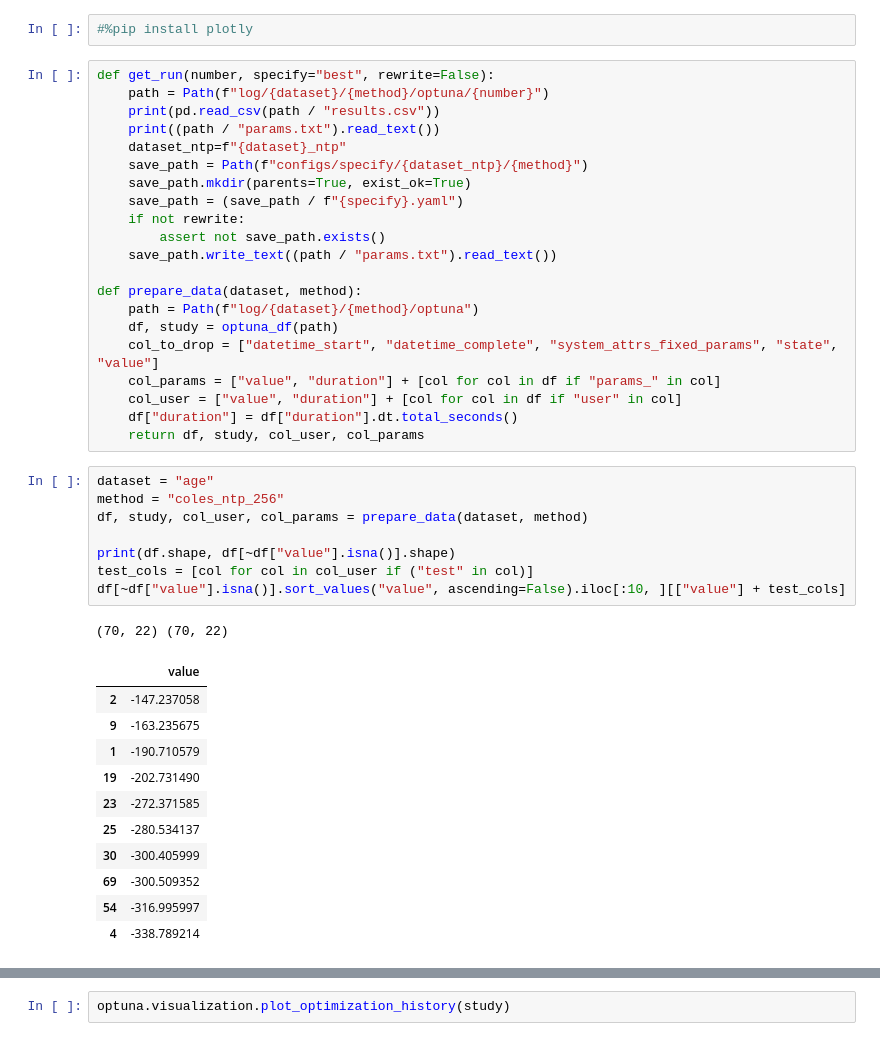
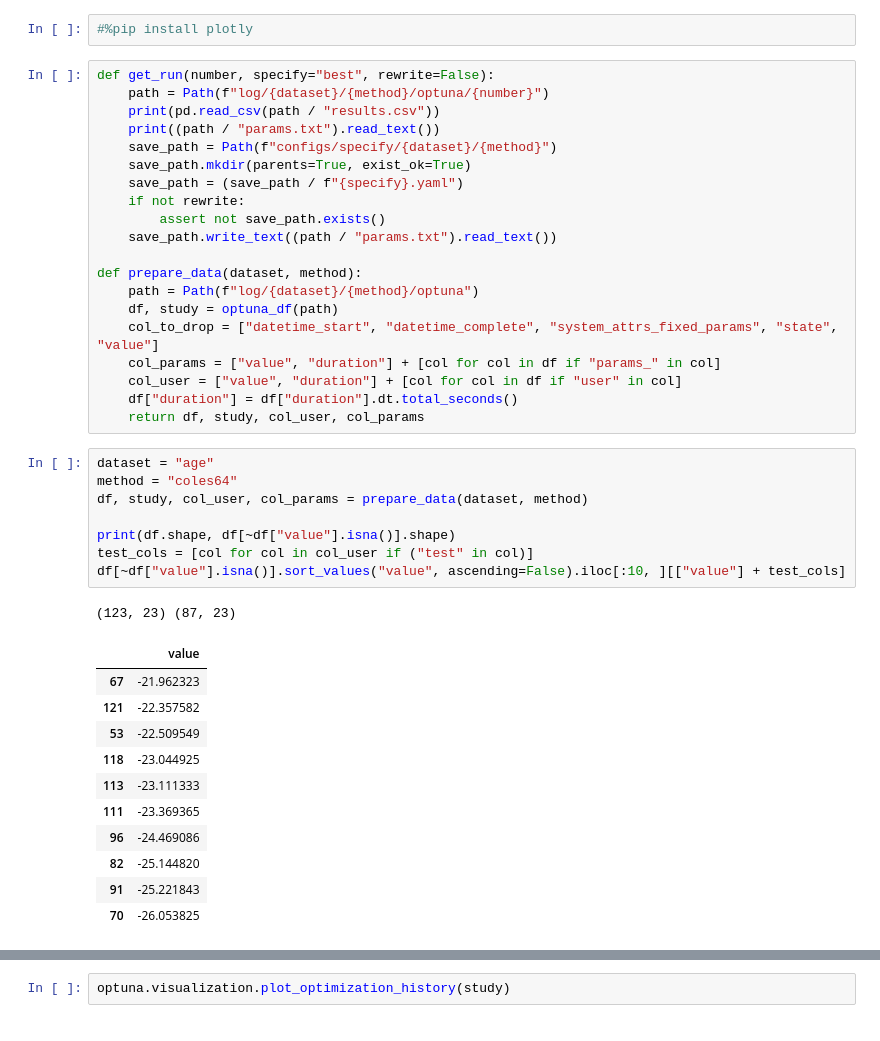
Before and after one commit to On-Point-RND/ESdB-Embeddings-for-Sequential-data-Benchmark, a Jupyter notebook: notebooks/hpo_analysis/analysis_param.ipynb, the cells around one changed output, grey strips where cells are left out. Drawn from its saved outputs; the diff is of its cells as text.

Commit message:
added best configurations with proper optuna. Deleted debug_f from emb_gen temporarilly

```diff
--- a/notebooks/hpo_analysis/analysis_param.ipynb
+++ b/notebooks/hpo_analysis/analysis_param.ipynb
@@ -18,8 +18,7 @@ def get_run(number, specify="best", rewrite=False):
     path = Path(f"log/{dataset}/{method}/optuna/{number}")
     print(pd.read_csv(path / "results.csv"))
     print((path / "params.txt").read_text())
-    dataset_ntp=f"{dataset}_ntp"
-    save_path = Path(f"configs/specify/{dataset_ntp}/{method}")
+    save_path = Path(f"configs/specify/{dataset}/{method}")
     save_path.mkdir(parents=True, exist_ok=True)
     save_path = (save_path / f"{specify}.yaml")
     if not rewrite:
@@ -36,23 +35,23 @@ def prepare_data(dataset, method):
     return df, study, col_user, col_params
 # %%
 dataset = "age"
-method = "coles_ntp_256"
+method = "coles64"
 df, study, col_user, col_params = prepare_data(dataset, method)
 
 print(df.shape, df[~df["value"].isna()].shape)
 test_cols = [col for col in col_user if ("test" in col)]
 df[~df["value"].isna()].sort_values("value", ascending=False).iloc[:10, ][["value"] + test_cols]
 # %% [output]
-(70, 22) (70, 22)
+(123, 23) (87, 23)
 |  | value |
-| 2 | -147.237058 |
-| 9 | -163.235675 |
-| 1 | -190.710579 |
-| 19 | -202.731490 |
-| 23 | -272.371585 |
-| 25 | -280.534137 |
-| 30 | -300.405999 |
-| 69 | -300.509352 |
-| 54 | -316.995997 |
-| 4 | -338.789214 |
+| 67 | -21.962323 |
+| 121 | -22.357582 |
+| 53 | -22.509549 |
+| 118 | -23.044925 |
+| 113 | -23.111333 |
+| 111 | -23.369365 |
+| 96 | -24.469086 |
+| 82 | -25.144820 |
+| 91 | -25.221843 |
+| 70 | -26.053825 |
 # %%
```
Also changed, not shown: parts of 2 cells of this notebook, 4 other files.
